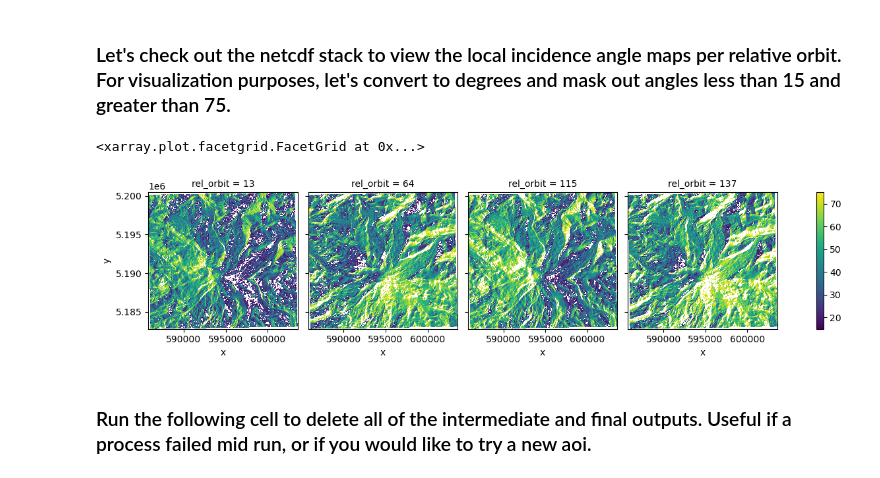
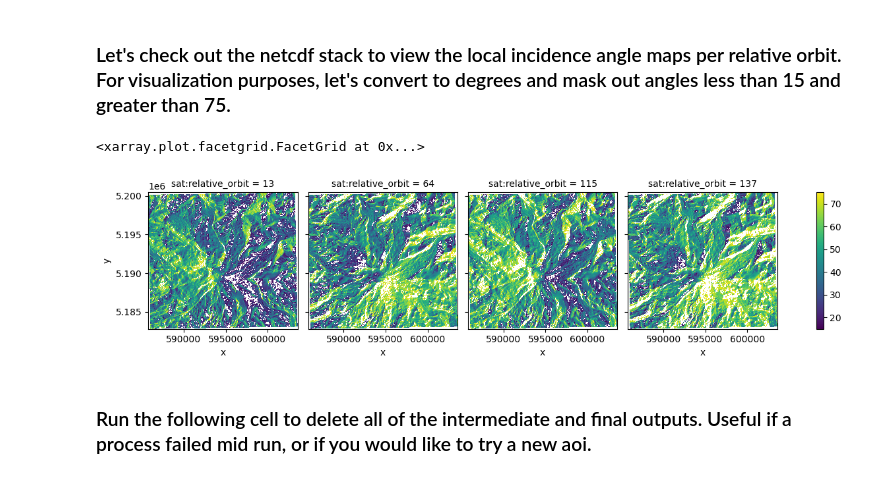
Before and after one commit to egagli/generate_sentinel1_local_incidence_angle_maps, a Jupyter notebook: example.ipynb, the cells around one changed output. Drawn from its saved outputs; the diff is of its cells as text; code cells hidden in the pictures.

Commit message:
update example notebook with relative orbit label change in the py file

```diff
--- a/example.ipynb
+++ b/example.ipynb
@@ -36,11 +36,11 @@ Complete! Check lia_maps for LIA rasters and netcdf. For reference, 10m UTM proj
 # %%
 lia_stack = xr.open_dataarray('lia_maps/lia_stack_orbits_13_64_115_137.nc',decode_coords='all')
 lia_stack_degrees = np.rad2deg(lia_stack)
 lia_stack_degrees = lia_stack_degrees.where((lia_stack_degrees>15) & (lia_stack_degrees<75))
-lia_stack_degrees.plot(col='rel_orbit')
+lia_stack_degrees.plot(col='sat:relative_orbit')
 # %% [output]
 <xarray.plot.facetgrid.FacetGrid at 0x...>
-[figure, old version]
+[figure, new version]
 # %% [markdown]
 ### Run the following cell to delete all of the intermediate and final outputs. Useful if a process failed mid run, or if you would like to try a new aoi.
 # %%
```
